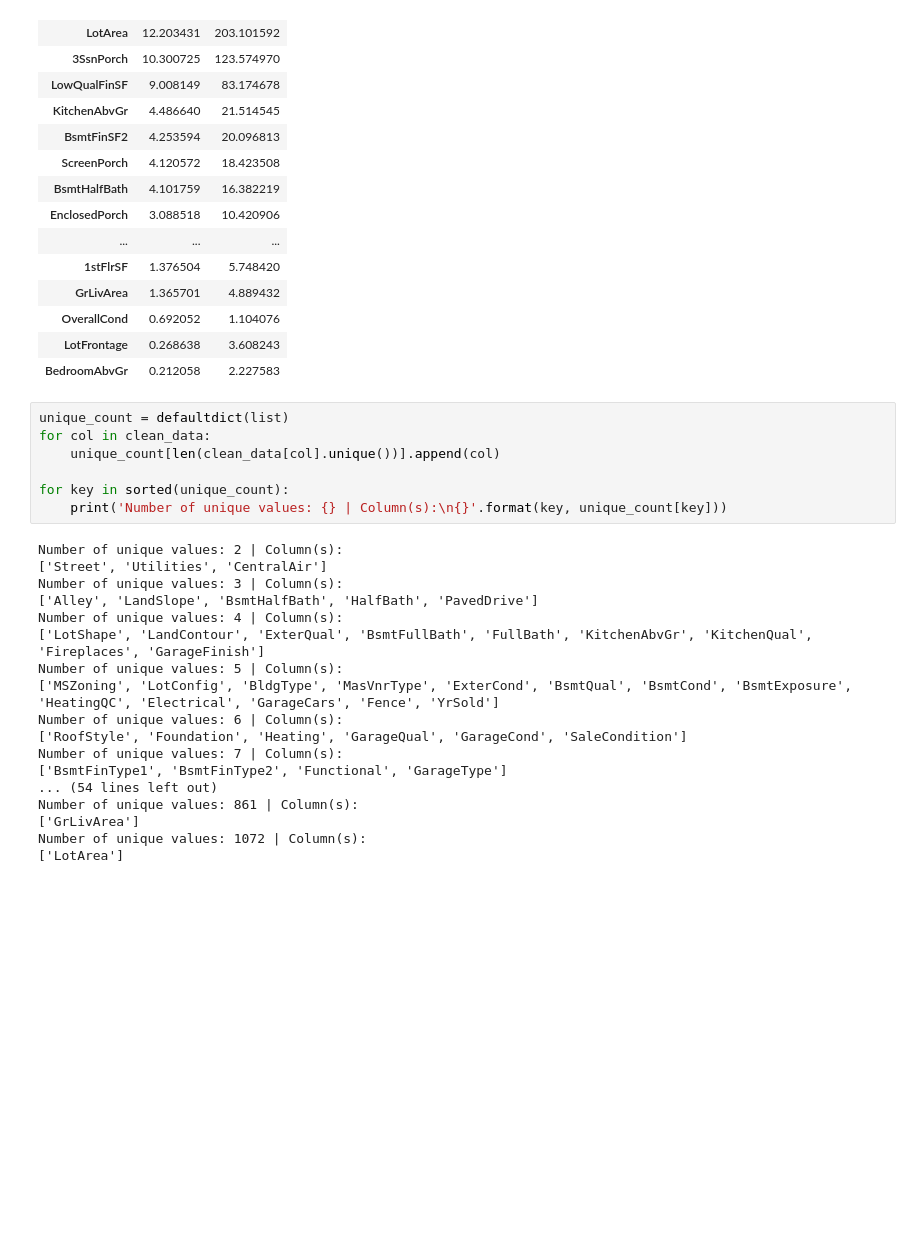
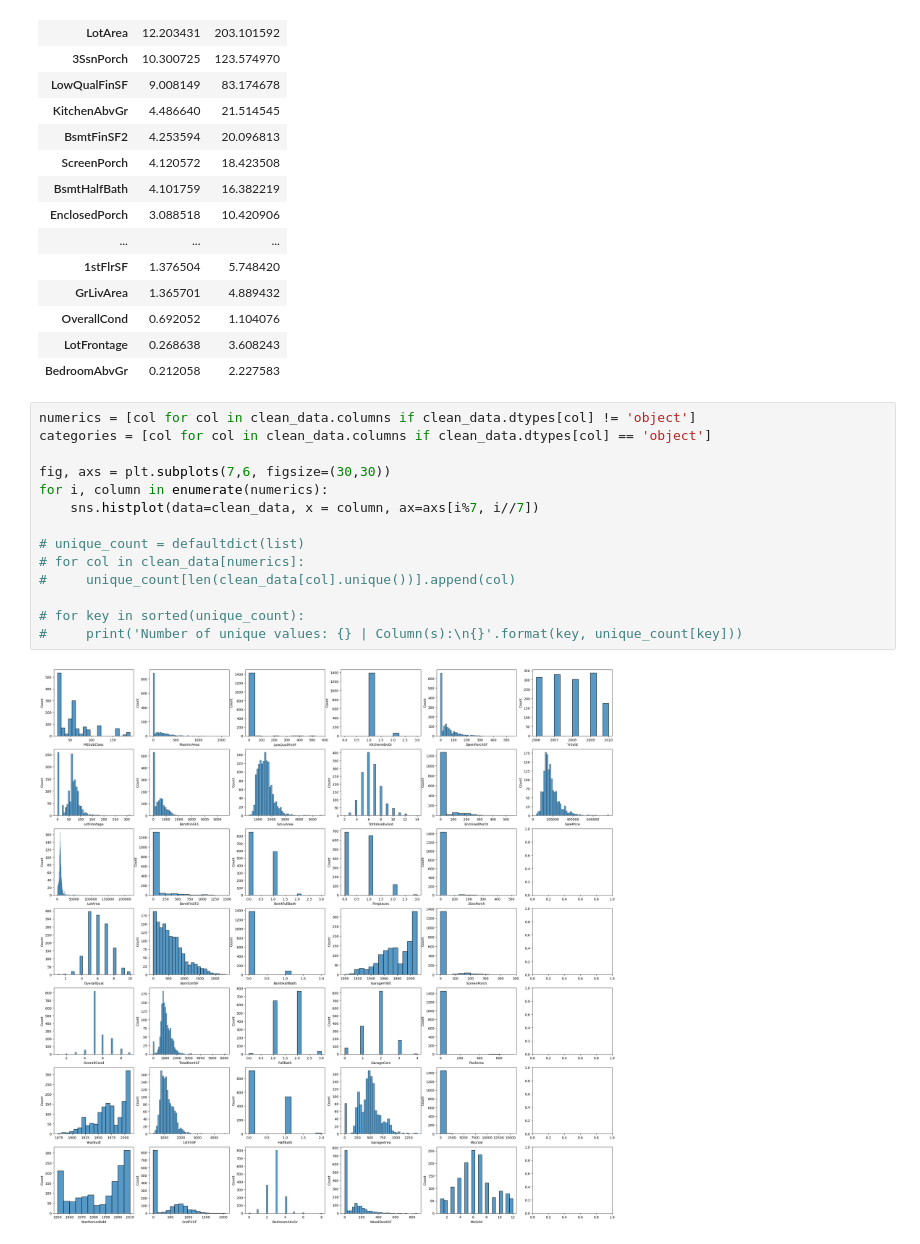
Before and after one commit to leonghchan/group-project, a Jupyter notebook: greg-eda.ipynb, the cells around one changed output. Cells and saved outputs as stored; diff of their text form; blank space fills up the shorter version.

Commit message:
distribution plots for analysis

```diff
--- a/greg-eda.ipynb
+++ b/greg-eda.ipynb
@@ -63,27 +63,18 @@ skew_kurt.loc[(skew_kurt.Skewness >= 1) | (skew_kurt.Kurtosis >= 1)]
 | LotFrontage | 0.268638 | 3.608243 |
 | BedroomAbvGr | 0.212058 | 2.227583 |
 # %%
-unique_count = defaultdict(list)
-for col in clean_data:
-    unique_count[len(clean_data[col].unique())].append(col)
+numerics = [col for col in clean_data.columns if clean_data.dtypes[col] != 'object']
+categories = [col for col in clean_data.columns if clean_data.dtypes[col] == 'object']
 
-for key in sorted(unique_count):
-    print('Number of unique values: {} | Column(s):\n{}'.format(key, unique_count[key]))
+fig, axs = plt.subplots(7,6, figsize=(30,30))
+for i, column in enumerate(numerics):
+    sns.histplot(data=clean_data, x = column, ax=axs[i%7, i//7])
+
+# unique_count = defaultdict(list)
+# for col in clean_data[numerics]:
+#     unique_count[len(clean_data[col].unique())].append(col)
+
+# for key in sorted(unique_count):
+#     print('Number of unique values: {} | Column(s):\n{}'.format(key, unique_count[key]))
 # %% [output]
-Number of unique values: 2 | Column(s):
-['Street', 'Utilities', 'CentralAir']
-Number of unique values: 3 | Column(s):
-['Alley', 'LandSlope', 'BsmtHalfBath', 'HalfBath', 'PavedDrive']
-Number of unique values: 4 | Column(s):
-['LotShape', 'LandContour', 'ExterQual', 'BsmtFullBath', 'FullBath', 'KitchenAbvGr', 'KitchenQual', 'Fireplaces', 'GarageFinish']
-Number of unique values: 5 | Column(s):
-['MSZoning', 'LotConfig', 'BldgType', 'MasVnrType', 'ExterCond', 'BsmtQual', 'BsmtCond', 'BsmtExposure', 'HeatingQC', 'Electrical', 'GarageCars', 'Fence', 'YrSold']
-Number of unique values: 6 | Column(s):
-['RoofStyle', 'Foundation', 'Heating', 'GarageQual', 'GarageCond', 'SaleCondition']
-Number of unique values: 7 | Column(s):
-['BsmtFinType1', 'BsmtFinType2', 'Functional', 'GarageType']
-... (54 lines left out)
-Number of unique values: 861 | Column(s):
-['GrLivArea']
-Number of unique values: 1072 | Column(s):
-['LotArea']
+[figure, added]
```
Also changed, not shown: parts of 1 cell of this notebook.
